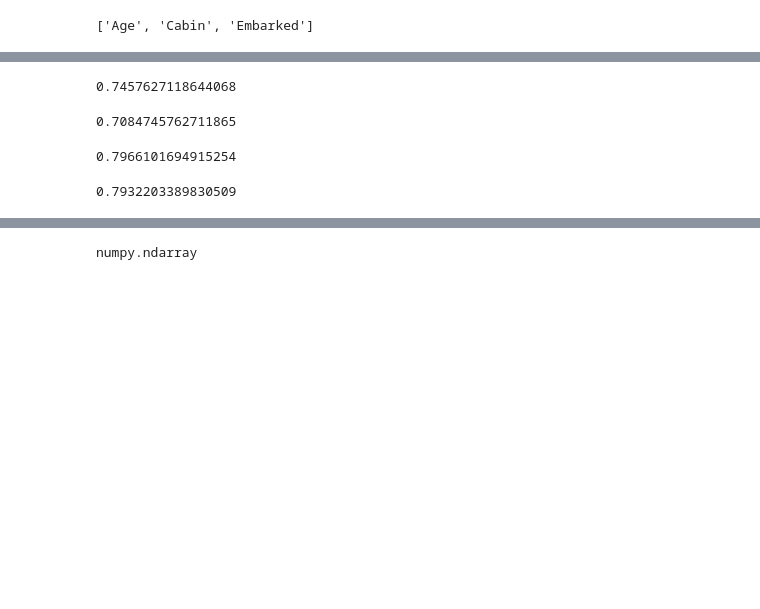
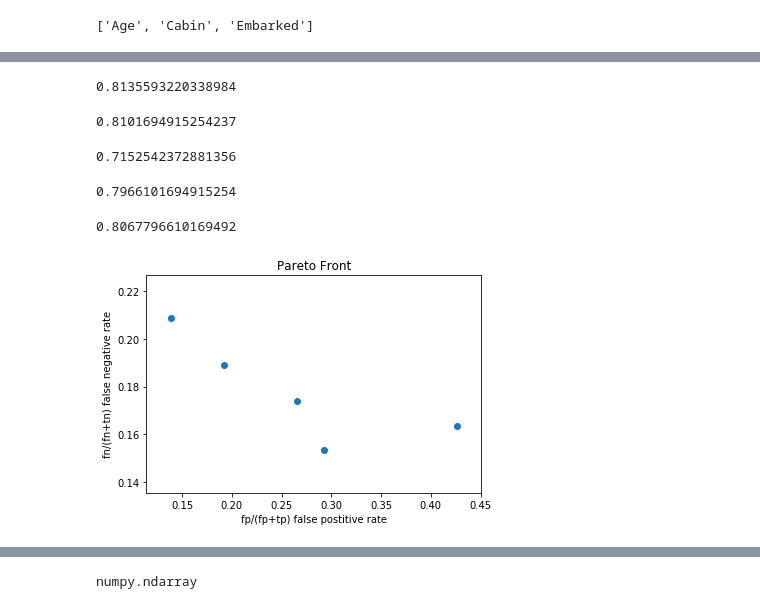
Before and after one commit to Daniel-Martin576/emadeTitanic, a Jupyter notebook: Titanic Example.ipynb, the cells around one changed output, grey strips where cells are left out. Drawn from its saved outputs; the diff is of its cells as text; code cells hidden in the pictures; blank space fills up the shorter version.

```diff
--- a/Titanic Example.ipynb
+++ b/Titanic Example.ipynb
@@ -92,26 +165,51 @@ train_data[train_data['Embarked'].isna() == True]
 # %%
-tree_clf = tree.DecisionTreeClassifier()
-tree_clf.fit(X_train.values, y_train.values)
-print(tree_clf.score(X_test.values, y_test.values))
+# tree_clf = tree.DecisionTreeClassifier()
+# tree_clf.fit(X_train.values, y_train.values)
+# print(tree_clf.score(X_test.values, y_test.values))
+# y_pred = tree_clf.predict(X_test.values)
+# y_truth = y_test.values
+# tn, fp, fn, tp = confusion_matrix(y_truth, y_pred).ravel()
+# xlist.append(fp/(fp + tp))
+# ylist.append(fn/(fn + tn))
-# %% [output]
-0.7457627118644068
 # %%
-knn_clf = neighbors.KNeighborsClassifier()
-knn_clf.fit(X_train.values, y_train.values)
-print(knn_clf.score(X_test.values, y_test.values))
+# knn_clf = neighbors.KNeighborsClassifier()
+# knn_clf.fit(X_train.values, y_train.values)
+# print(knn_clf.score(X_test.values, y_test.values))
+# y_pred = knn_clf.predict(X_test.values)
+# y_truth = y_test.values
+# tn, fp, fn, tp = confusion_matrix(y_truth, y_pred).ravel()
+# xlist.append(fp/(fp + tp))
+# ylist.append(fn/(fn + tn))
-# %% [output]
-0.7084745762711865
 # %%
 NN_clf = neural_network.MLPClassifier()
 NN_clf.fit(X_train.values, y_train.values)
 print(NN_clf.score(X_test.values, y_test.values))
+y_pred = knn_clf.predict(X_test.values)
+y_truth = y_test.values
+tn, fp, fn, tp = confusion_matrix(y_truth, y_pred).ravel()
+xlist.append(fp/(fp + tp))
+ylist.append(fn/(fn + tn))
 # %% [output]
-0.7966101694915254
+0.8135593220338984
 # %%
 svm_clf = svm.SVC(kernel='linear')
 svm_clf.fit(X_train.values, y_train.values)
 print(svm_clf.score(X_test.values, y_test.values))
 y_pred = svm_clf.predict(X_test.values)
 y_truth = y_test.values
+tn, fp, fn, tp = confusion_matrix(y_truth, y_pred).ravel()
+xlist.append(fp/(fp + tp))
+ylist.append(fn/(fn + tn))
 # %% [output]
-0.7932203389830509
+0.8101694915254237
+# %%
+BYR = sgd(max_iter=800, penalty = 'l1')
+BYR.fit(X_train.values, y_train.values)
+print(BYR.score(X_test.values, y_test.values))
+y_pred = BYR.predict(X_test.values)
+y_truth = y_test.values
+tn, fp, fn, tp = confusion_matrix(y_truth, y_pred).ravel()
+xlist.append(fp/(fp + tp))
+ylist.append(fn/(fn + tn))
+# %% [output]
+0.7152542372881356
@@ -117,0 +234,30 @@ y_truth = y_test.values
+# %%
+RF_clf = RandomForestClassifier(n_estimators = 200, random_state = 100)
+RF_clf.fit(X_train.values, y_train.values)
+print(RF_clf.score(X_test.values, y_test.values))
+y_pred = RF_clf.predict(X_test.values)
+y_truth = y_test.values
+tn, fp, fn, tp = confusion_matrix(y_truth, y_pred).ravel()
+xlist.append(fp/(fp + tp))
+ylist.append(fn/(fn + tn))
+# %% [output]
+0.7966101694915254
+# %%
+Gaussian_clf = GaussianNB()
+Gaussian_clf.fit(X_train.values, y_train.values)
+print(Gaussian_clf.score(X_test.values, y_test.values))
+y_pred = Gaussian_clf.predict(X_test.values)
+y_truth = y_test.values
+tn, fp, fn, tp = confusion_matrix(y_truth, y_pred).ravel()
+xlist.append(fp/(fp + tp))
+ylist.append(fn/(fn + tn))
+# %% [output]
+0.8067796610169492
+# %%
+plt.scatter(xlist, ylist)
+plt.xlabel("fp/(fp+tp) false postitive rate")
+plt.ylabel("fn/(fn+tn) false negative rate")
+plt.title("Pareto Front")
+plt.show()
+# %% [output]
+[figure, added]
```
Also changed, not shown: parts of 9 cells of this notebook.
